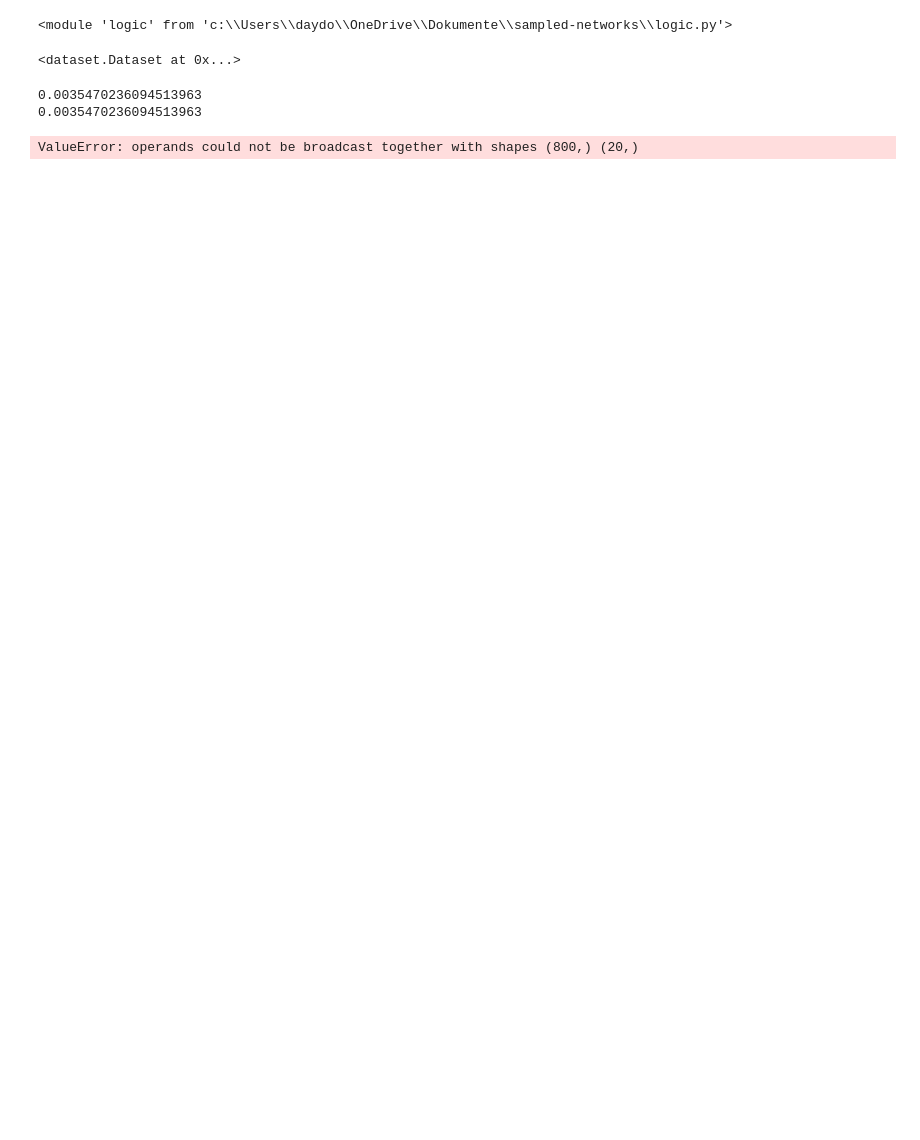
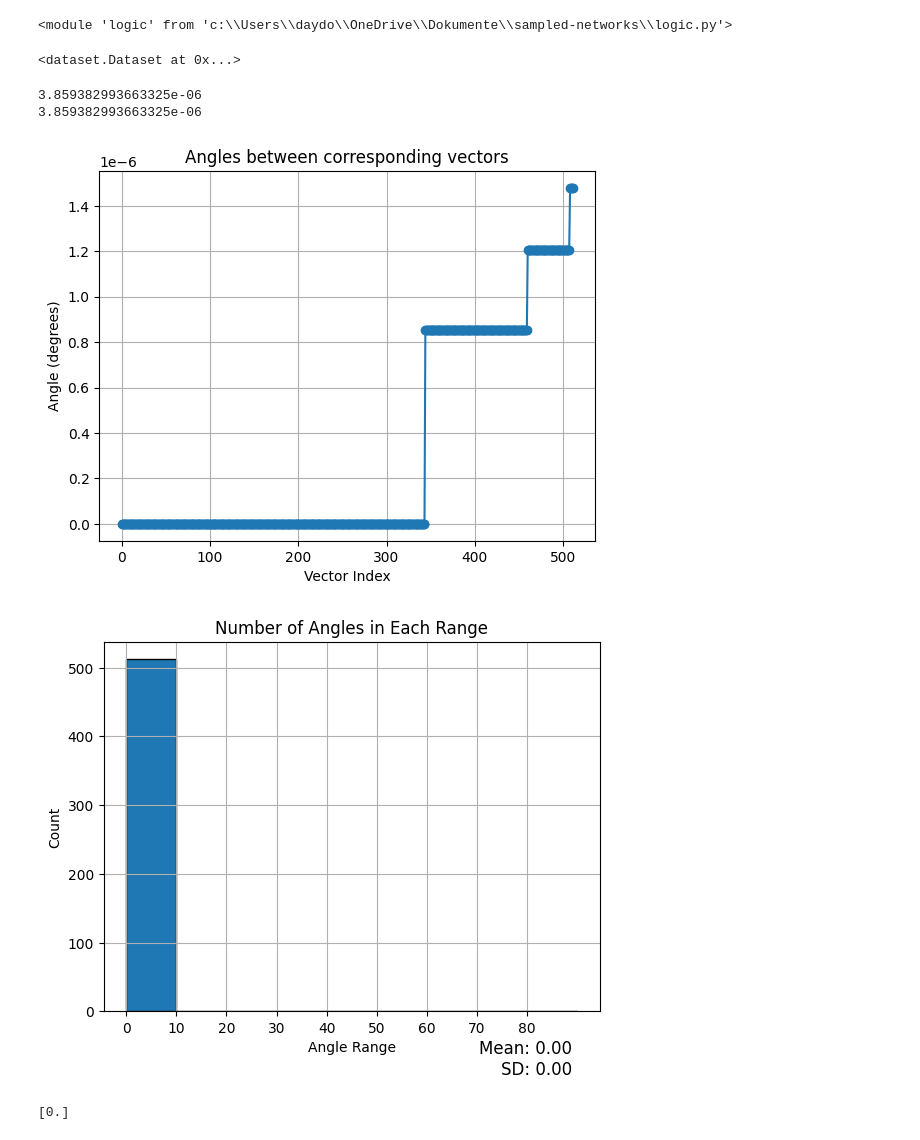
Before and after one commit to DhiaBou/sampled-networks, a Jupyter notebook: third.ipynb, the cells around one changed output. Saved outputs shown, nothing was run; the diff lists cells and outputs as text; code cells hidden in the pictures; blank space fills up the shorter version.

```diff
--- a/third.ipynb
+++ b/third.ipynb
@@ -45,7 +45,7 @@ steps = [
     (
         "dense",
         Dense(
-            layer_width=20, activation="relu", parameter_sampler="relu", random_seed=42
+            layer_width=512, activation="relu", parameter_sampler="relu", random_seed=42
         ),
     ),
     ("linear", Linear(regularization_scale=1e-10)),
@@ -60,9 +60,10 @@ model_s.weights = [
     model.get_params()["steps"][1][1].weights,
 ]
 model_s.biases = [
-    -model.get_params()["steps"][0][1].biases,
-    -model.get_params()["steps"][1][1].biases,
+    -model.get_params()["steps"][0][1].biases[0],
+    -model.get_params()["steps"][1][1].biases[0],
 ]
+
 
 ysampled = model_s.predict(dataset.X_train)
 print(loss_mse(ysampled, dataset.y_train))
@@ -72,9 +73,24 @@ print(loss_mse(yswim, dataset.y_train))
 
 # model.transform(dataset.X_test)
 # %% [output]
-0.0035470236094513963
-0.0035470236094513963
+3.859382993663325e-06
+3.859382993663325e-06
-# %%
-compute_weights_biases_layer1(dataset.X_train, dataset.y_train, model_s.weights, model_s.biases)
-# %% [output]
-ValueError: operands could not be broadcast together with shapes (800,) (20,)
+# %%
+weights_l1, biases_l1 = compute_weights_biases_layer1(dataset.X_train, dataset.y_train, model_s.weights, model_s.biases)
+weights_l2, biases_l2 = compute_weights_biases_layer2_classic(dataset.X_train, dataset.y_train, model_s.weights, model_s.biases, weights_l1, biases_l1)
+
+# print(biases)
+# print(model_s.biases[0])
+plot_vector_differences(np.transpose(weights_l1), np.transpose(model_s.weights[0]))
+# %% [output]
+[figure, added]
+[figure, added]
+# %%
+weights_l2, biases_l2 = compute_weights_biases_layer2_classic(dataset.X_train, dataset.y_train, model_s.weights, model_s.biases, weights_l1, biases_l1)
+
+model_s_new= SampledNet()
+model_s_new.weights=[weights_l1, weights_l2]
+model_s_new.biases=[biases_l1, biases_l2]
+print(model_s_new.biases[1]-model_s.biases[1])
+# %% [output]
+[0.]
```
Also changed, not shown: 1 other file.
